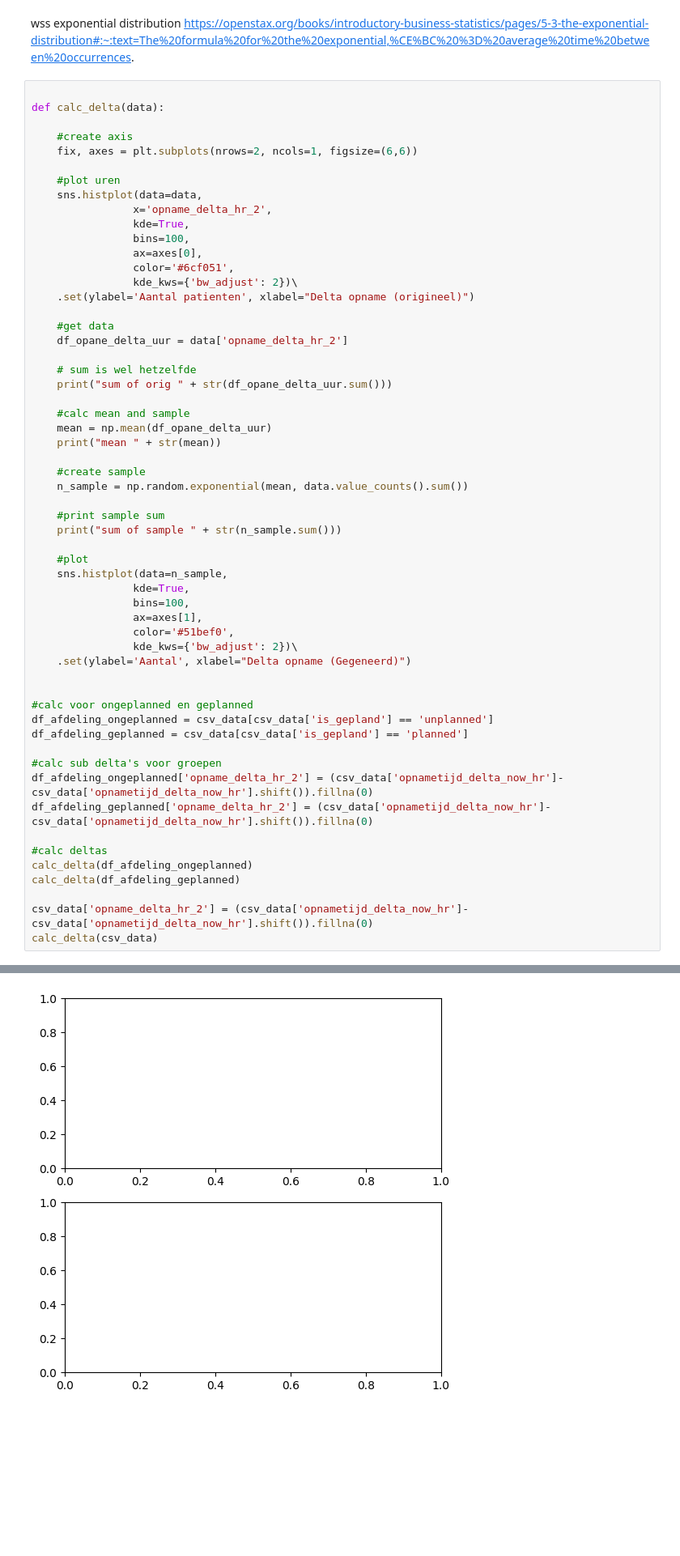
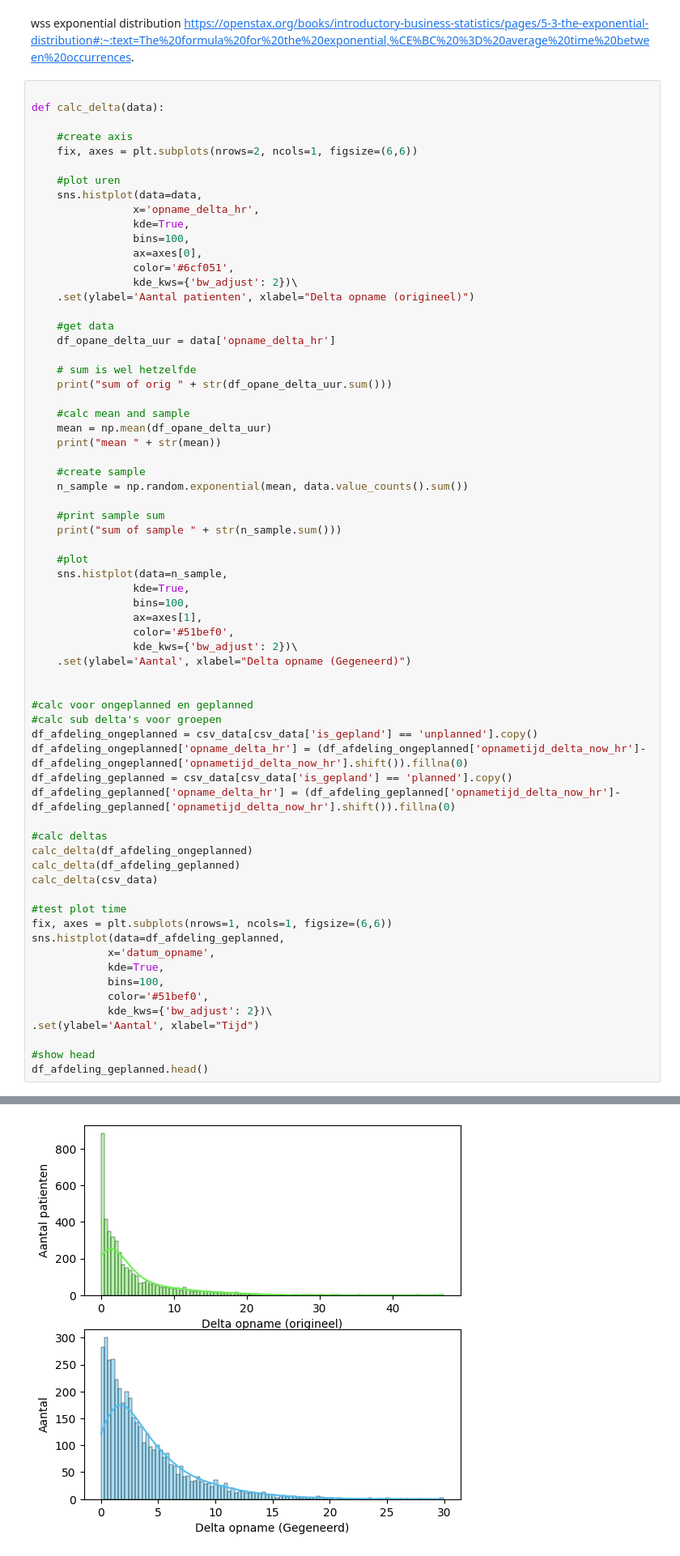
Before and after one commit to svrij22/python_ws, a Jupyter notebook: kansverdeling_sebba.ipynb, the cells around one changed output, grey strips where cells are left out. Shown at 81% size. Cells and saved outputs as stored; diff of their text form; blank space fills up the shorter version.

```diff
--- a/kansverdeling_sebba.ipynb
+++ b/kansverdeling_sebba.ipynb
@@ -286,7 +286,7 @@ def calc_delta(data):
 
     #plot uren
     sns.histplot(data=data,
-                x='opname_delta_hr_2',
+                x='opname_delta_hr',
                 kde=True,
                 bins=100,
                 ax=axes[0],
@@ -295,7 +295,7 @@ def calc_delta(data):
     .set(ylabel='Aantal patienten', xlabel="Delta opname (origineel)")
 
     #get data
-    df_opane_delta_uur = data['opname_delta_hr_2']
+    df_opane_delta_uur = data['opname_delta_hr']
 
     # sum is wel hetzelfde
     print("sum of orig " + str(df_opane_delta_uur.sum()))
@@ -321,17 +321,27 @@ def calc_delta(data):
 
 
 #calc voor ongeplanned en geplanned
-df_afdeling_ongeplanned = csv_data[csv_data['is_gepland'] == 'unplanned']
-df_afdeling_geplanned = csv_data[csv_data['is_gepland'] == 'planned']
-
 #calc sub delta's voor groepen
-df_afdeling_ongeplanned['opname_delta_hr_2'] = (csv_data['opnametijd_delta_now_hr']-csv_data['opnametijd_delta_now_hr'].shift()).fillna(0)
-df_afdeling_geplanned['opname_delta_hr_2'] = (csv_data['opnametijd_delta_now_hr']-csv_data['opnametijd_delta_now_hr'].shift()).fillna(0)
+df_afdeling_ongeplanned = csv_data[csv_data['is_gepland'] == 'unplanned'].copy()
+df_afdeling_ongeplanned['opname_delta_hr'] = (df_afdeling_ongeplanned['opnametijd_delta_now_hr']-df_afdeling_ongeplanned['opnametijd_delta_now_hr'].shift()).fillna(0)
+df_afdeling_geplanned = csv_data[csv_data['is_gepland'] == 'planned'].copy()
+df_afdeling_geplanned['opname_delta_hr'] = (df_afdeling_geplanned['opnametijd_delta_now_hr']-df_afdeling_geplanned['opnametijd_delta_now_hr'].shift()).fillna(0)
 
 #calc deltas
 calc_delta(df_afdeling_ongeplanned)
 calc_delta(df_afdeling_geplanned)
+calc_delta(csv_data)
 
-csv_data['opname_delta_hr_2'] = (csv_data['opnametijd_delta_now_hr']-csv_data['opnametijd_delta_now_hr'].shift()).fillna(0)
-calc_delta(csv_data)
+#test plot time
+fix, axes = plt.subplots(nrows=1, ncols=1, figsize=(6,6))
+sns.histplot(data=df_afdeling_geplanned,
+            x='datum_opname',
+            kde=True,
+            bins=100,
+            color='#51bef0',
+            kde_kws={'bw_adjust': 2})\
+.set(ylabel='Aantal', xlabel="Tijd")
+
+#show head
+df_afdeling_geplanned.head()
 # %% [output]
@@ -362 +365 @@ ValueError: Could not interpret value `opname_delta_hr_2` for parameter `x`
-[figure, old version]
+[figure, new version]
```
Also changed, not shown: parts of 1 cell of this notebook, 4 other files.
